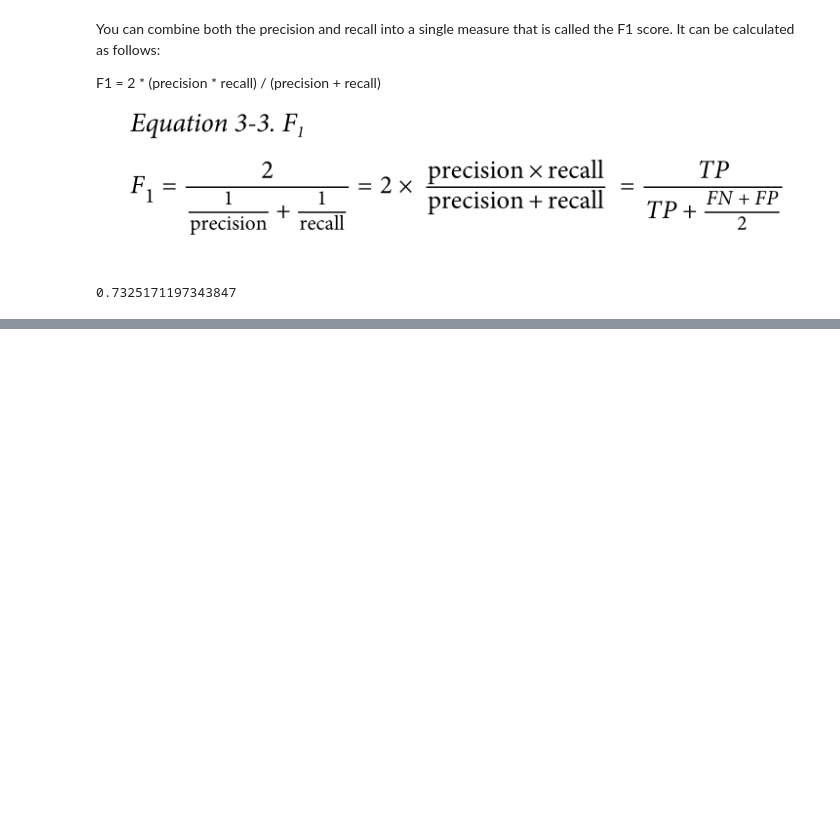
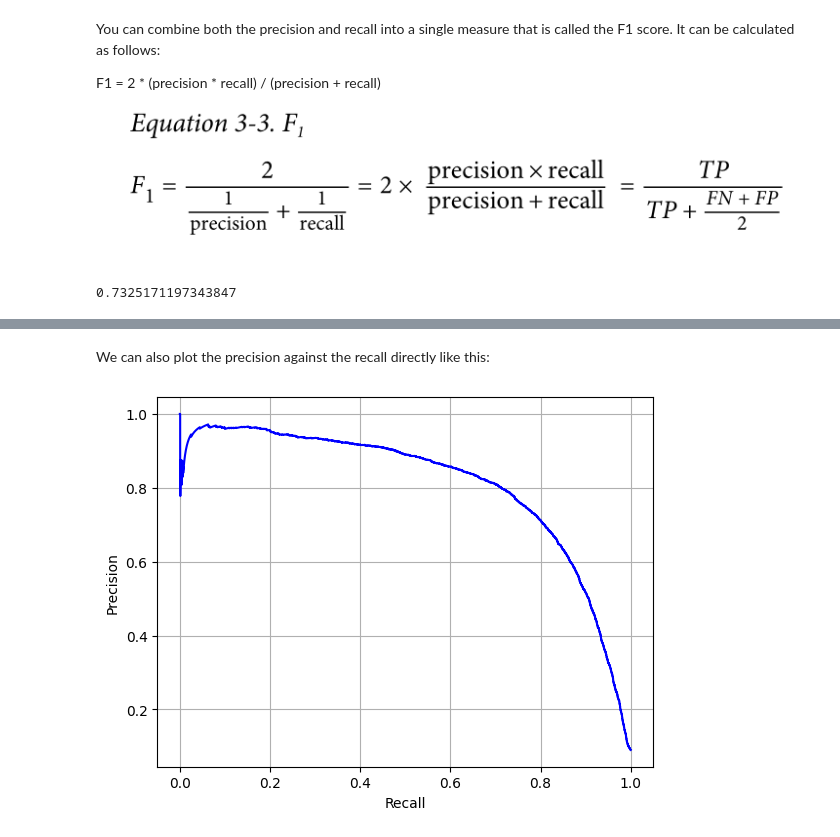
Before and after one commit to Thoalfeqar-gata/Hands-on-machine-learing-, a Jupyter notebook: Classification/main.ipynb, the cells around one changed output, grey strips where cells are left out. Drawn from its saved outputs; the diff is of its cells as text; code cells hidden in the pictures; blank space fills up the shorter version.

```diff
--- a/Classification/main.ipynb
+++ b/Classification/main.ipynb
@@ -120,0 +156,10 @@ f1_score(y_train_5, y_train_pred)
+# %% [markdown]
+We can also plot the precision against the recall directly like this:
+# %%
+plt.plot(recalls, precisions, '-b')
+plt.xlabel('Recall')
+plt.ylabel('Precision')
+plt.grid()
+plt.show()
+# %% [output]
+[figure, added]
```
Also changed, not shown: parts of 19 cells of this notebook, 1 other file.
